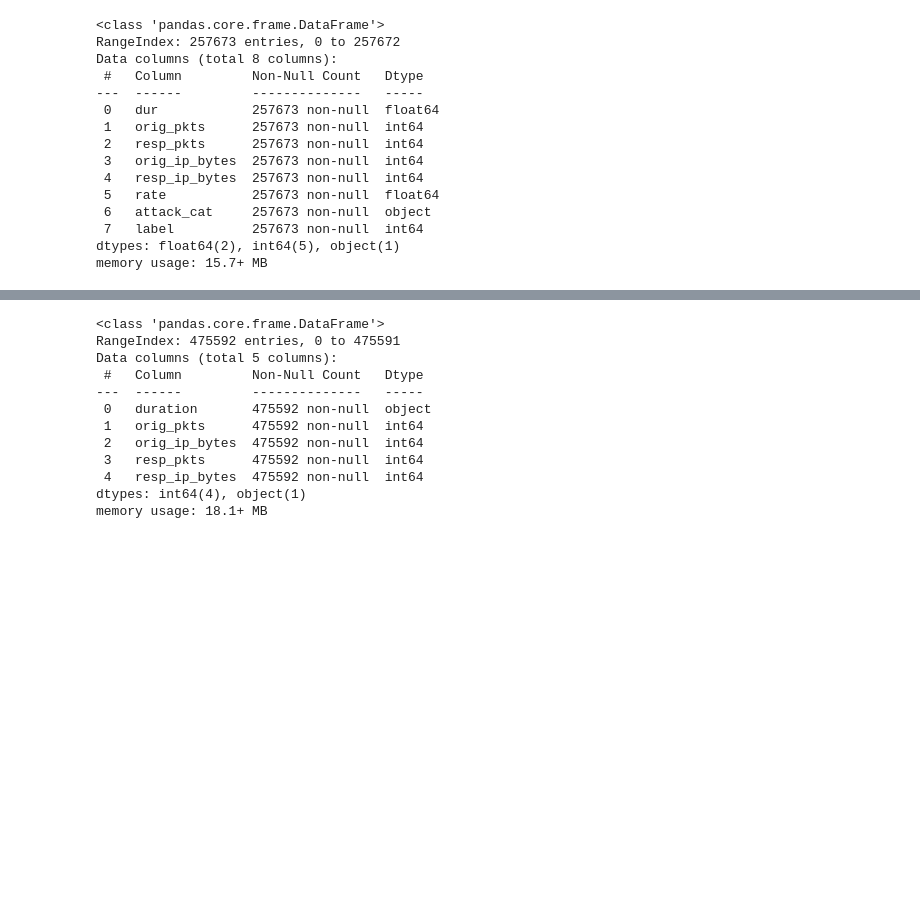
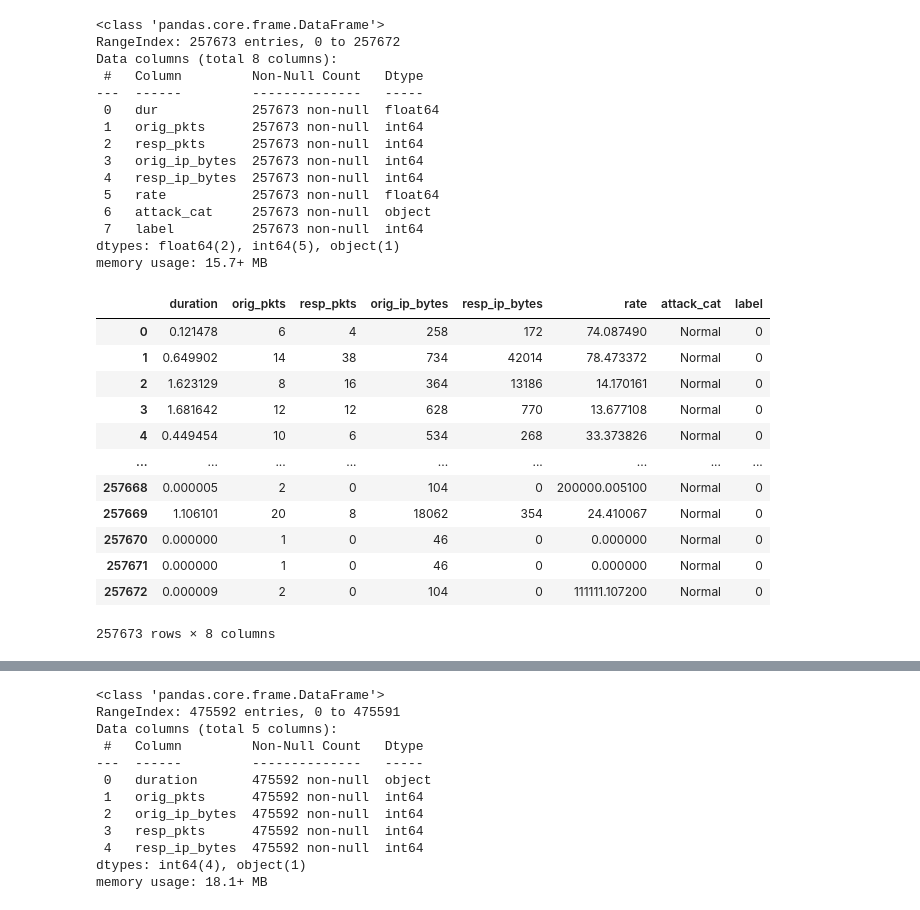
Before and after one commit to herrfeder/AI_Cybersecurity_IDS_PoC, a Jupyter notebook: analysis/RF-prediction-check.ipynb, the cells around one changed output, grey strips where cells are left out. Cells and saved outputs as stored; diff of their text form; code cells hidden in the pictures; blank space fills up the shorter version.

```diff
--- a/analysis/RF-check-DavidsData.ipynb
+++ b/analysis/RF-prediction-check.ipynb
@@ -223,0 +244,16 @@ df_new.to_csv('unsw-small.csv')
+# %%
+df_new
+# %% [output]
+|  | duration | orig_pkts | resp_pkts | orig_ip_bytes | resp_ip_bytes | rate | attack_cat | label |
+| 0 | 0.121478 | 6 | 4 | 258 | 172 | 74.087490 | Normal | 0 |
+| 1 | 0.649902 | 14 | 38 | 734 | 42014 | 78.473372 | Normal | 0 |
+| 2 | 1.623129 | 8 | 16 | 364 | 13186 | 14.170161 | Normal | 0 |
+| 3 | 1.681642 | 12 | 12 | 628 | 770 | 13.677108 | Normal | 0 |
+| 4 | 0.449454 | 10 | 6 | 534 | 268 | 33.373826 | Normal | 0 |
+| ... | ... | ... | ... | ... | ... | ... | ... | ... |
+| 257668 | 0.000005 | 2 | 0 | 104 | 0 | 200000.005100 | Normal | 0 |
+| 257669 | 1.106101 | 20 | 8 | 18062 | 354 | 24.410067 | Normal | 0 |
+| 257670 | 0.000000 | 1 | 0 | 46 | 0 | 0.000000 | Normal | 0 |
+| 257671 | 0.000000 | 1 | 0 | 46 | 0 | 0.000000 | Normal | 0 |
+| 257672 | 0.000009 | 2 | 0 | 104 | 0 | 111111.107200 | Normal | 0 |
+257673 rows × 8 columns
```
Also changed, not shown: parts of 18 cells of this notebook, 8 other files.
